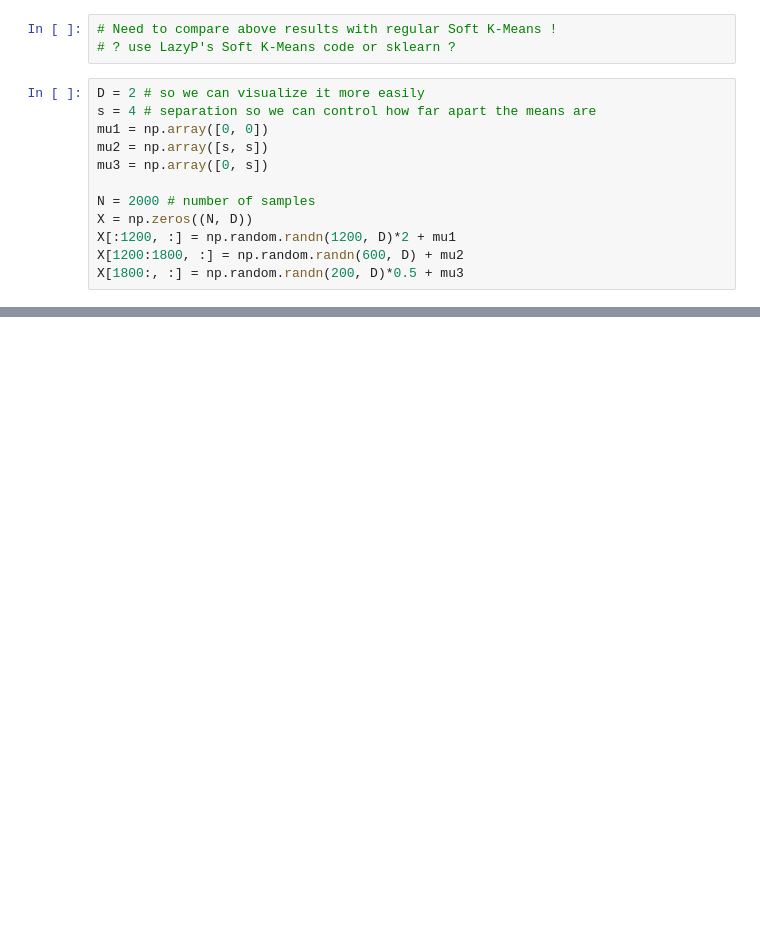
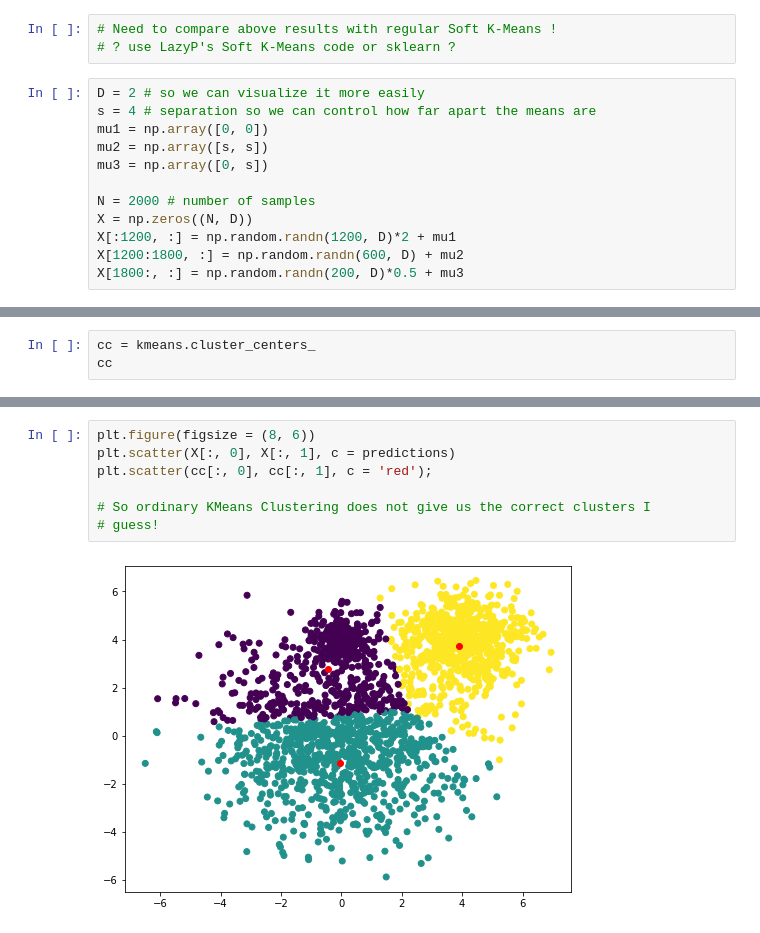
Before and after one commit to relias08/January27-2021___test, a Jupyter notebook: 5___gmm_code_RVE.ipynb, the cells around one changed output, grey strips where cells are left out. Cells and saved outputs as stored; diff of their text form; blank space fills up the shorter version.

```diff
--- a/5___gmm_code_RVE.ipynb
+++ b/5___gmm_code_RVE.ipynb
@@ -142,0 +163,3 @@ kmeans = KMeans(n_clusters=8, init='k-means++', random_state=42)
+# %%
+cc = kmeans.cluster_centers_
+cc
@@ -142,0 +175,9 @@ kmeans = KMeans(n_clusters=8, init='k-means++', random_state=42)
+# %%
+plt.figure(figsize = (8, 6))
+plt.scatter(X[:, 0], X[:, 1], c = predictions)
+plt.scatter(cc[:, 0], cc[:, 1], c = 'red');
+
+# So ordinary KMeans Clustering does not give us the correct clusters I
+# guess!
+# %% [output]
+[figure, added]
```
Also changed, not shown: parts of 8 cells of this notebook.
